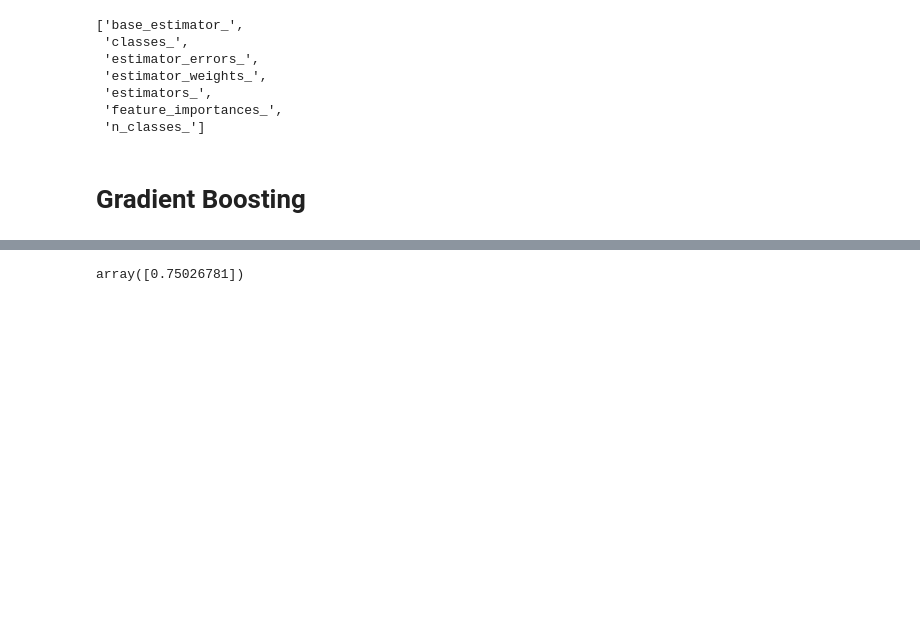
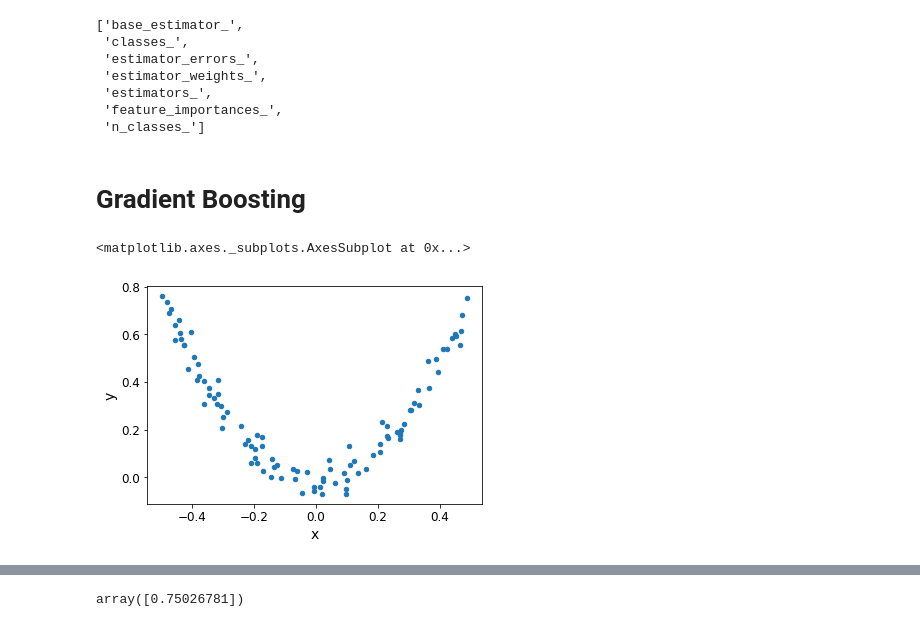
Before and after one commit to MiguelG26/Learning, a Jupyter notebook: Hands-On Machine Learning with Scikit-Learn and TensorFlow2/07_ensemble_learning_and_random_forests.ipynb, the cells around one changed output, grey strips where cells are left out. Drawn from its saved outputs; the diff is of its cells as text; code cells hidden in the pictures; blank space fills up the shorter version.

```diff
--- a/Hands-On Machine Learning with Scikit-Learn and TensorFlow2/07_ensemble_learning_and_random_forests.ipynb
+++ b/Hands-On Machine Learning with Scikit-Learn and TensorFlow2/07_ensemble_learning_and_random_forests.ipynb
@@ -419,6 +401,15 @@ list(m for m in dir(ada_clf) if not m.startswith("_") and m.endswith("_"))
 np.random.seed(42)
 X = np.random.rand(100, 1) - 0.5
 y = 3*X[:, 0]**2 + 0.05 * np.random.randn(100)
+# %%
+import pandas as pd
+df=pd.DataFrame(X, columns=["x"])
+df["y"]=y
+df.plot(kind="scatter", x="x",y="y")
+#df["x"].sort_values()
+# %% [output]
+<matplotlib.axes._subplots.AxesSubplot at 0x...>
+[figure, added]
 # %%
 from sklearn.tree import DecisionTreeRegressor
 
```
Also changed, not shown: parts of 21 cells of this notebook.
